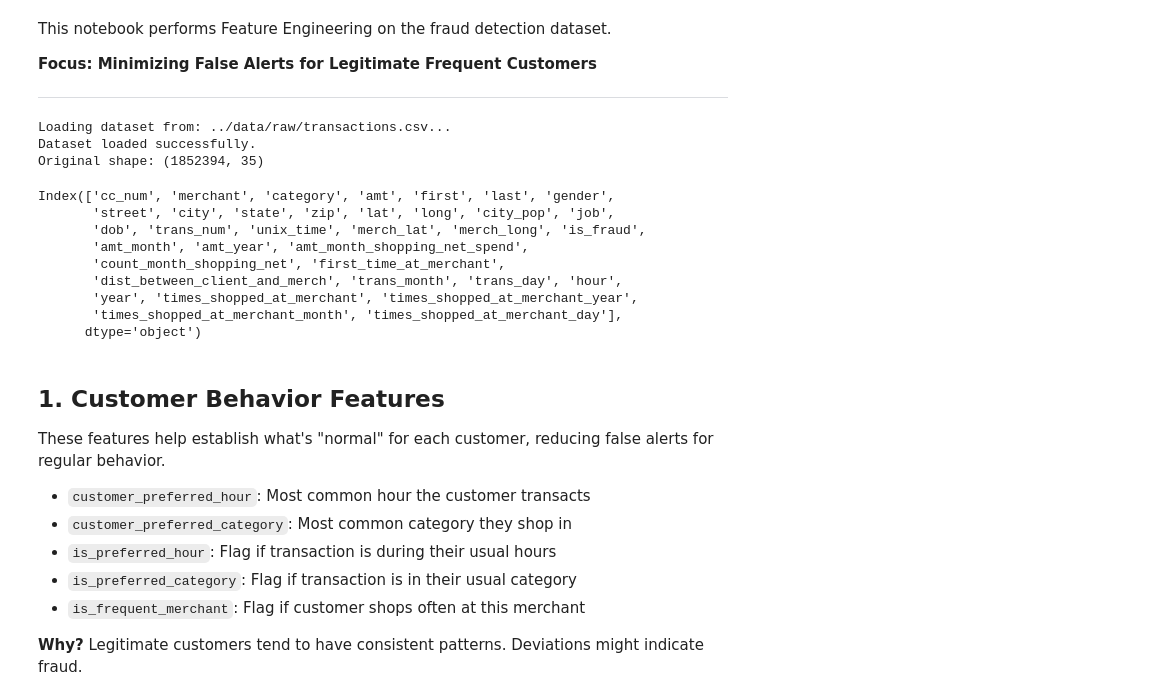
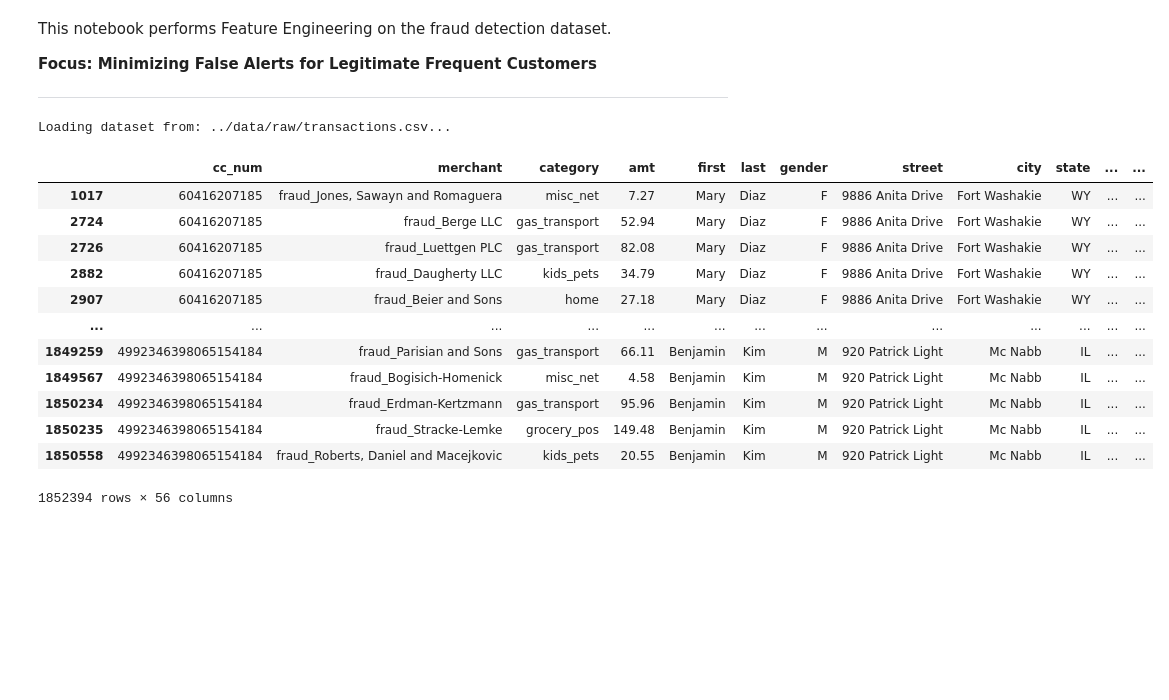
Before and after one commit to adrianrb469/lgbm_fraud_detection_model, a Jupyter notebook: notebooks/02_feature_engineering.ipynb, the cells around one changed output. Cells and saved outputs as stored; diff of their text form; code cells hidden in the pictures; blank space fills up the shorter version.

```diff
--- a/notebooks/02_feature_engineering.ipynb
+++ b/notebooks/02_feature_engineering.ipynb
@@ -17,6 +17,8 @@ PROCESSED_DATA_PATH = '../data/processed/'
 DATA_FILE = 'transactions.csv'
 
 os.makedirs(PROCESSED_DATA_PATH, exist_ok=True)
+
+pd.set_option("display.max_colwidth", None)
 # %%
 input_filepath = os.path.join(RAW_DATA_PATH, DATA_FILE)
 print(f"Loading dataset from: {input_filepath}...")
@@ -25,17 +27,7 @@ if not os.path.exists(input_filepath):
 
 
 df = pd.read_csv(input_filepath)
-
-# keep every later calc in strict time order
-df = df.sort_values('unix_time').reset_index(drop=True)
-
-print("Dataset loaded successfully.")
-print(f"Original shape: {df.shape}")
-
-
-
-df_fe = df.copy()
 # %% [output]
 Loading dataset from: ../data/raw/transactions.csv...
-Dataset loaded successfully.
-Original shape: (1852394, 35)
+# %%
+df['transaction_datetime'] = pd.to_datetime(df['unix_time'], unit='s')
@@ -42,23 +143,16 @@ Original shape: (1852394, 35)
 # %%
-df.columns
+df
 # %% [output]
+|  | cc_num | merchant | category | amt | first | last | gender | street | city | state | ... | ... |
+| 1017 | 60416207185 | fraud_Jones, Sawayn and Romaguera | misc_net | 7.27 | Mary | Diaz | F | 9886 Anita Drive | Fort Washakie | WY | ... | ... |
+| 2724 | 60416207185 | fraud_Berge LLC | gas_transport | 52.94 | Mary | Diaz | F | 9886 Anita Drive | Fort Washakie | WY | ... | ... |
+| 2726 | 60416207185 | fraud_Luettgen PLC | gas_transport | 82.08 | Mary | Diaz | F | 9886 Anita Drive | Fort Washakie | WY | ... | ... |
+| 2882 | 60416207185 | fraud_Daugherty LLC | kids_pets | 34.79 | Mary | Diaz | F | 9886 Anita Drive | Fort Washakie | WY | ... | ... |
+| 2907 | 60416207185 | fraud_Beier and Sons | home | 27.18 | Mary | Diaz | F | 9886 Anita Drive | Fort Washakie | WY | ... | ... |
+| ... | ... | ... | ... | ... | ... | ... | ... | ... | ... | ... | ... | ... |
+| 1849259 | 4992346398065154184 | fraud_Parisian and Sons | gas_transport | 66.11 | Benjamin | Kim | M | 920 Patrick Light | Mc Nabb | IL | ... | ... |
+| 1849567 | 4992346398065154184 | fraud_Bogisich-Homenick | misc_net | 4.58 | Benjamin | Kim | M | 920 Patrick Light | Mc Nabb | IL | ... | ... |
+| 1850234 | 4992346398065154184 | fraud_Erdman-Kertzmann | gas_transport | 95.96 | Benjamin | Kim | M | 920 Patrick Light | Mc Nabb | IL | ... | ... |
+| 1850235 | 4992346398065154184 | fraud_Stracke-Lemke | grocery_pos | 149.48 | Benjamin | Kim | M | 920 Patrick Light | Mc Nabb | IL | ... | ... |
+| 1850558 | 4992346398065154184 | fraud_Roberts, Daniel and Macejkovic | kids_pets | 20.55 | Benjamin | Kim | M | 920 Patrick Light | Mc Nabb | IL | ... | ... |
-Index(['cc_num', 'merchant', 'category', 'amt', 'first', 'last', 'gender',
-       'street', 'city', 'state', 'zip', 'lat', 'long', 'city_pop', 'job',
-       'dob', 'trans_num', 'unix_time', 'merch_lat', 'merch_long', 'is_fraud',
-       'amt_month', 'amt_year', 'amt_month_shopping_net_spend',
-       'count_month_shopping_net', 'first_time_at_merchant',
-       'dist_between_client_and_merch', 'trans_month', 'trans_day', 'hour',
-       'year', 'times_shopped_at_merchant', 'times_shopped_at_merchant_year',
-       'times_shopped_at_merchant_month', 'times_shopped_at_merchant_day'],
-      dtype='object')
+1852394 rows × 56 columns
-# %% [markdown]
-## 1. Customer Behavior Features
-These features help establish what's "normal" for each customer, reducing false alerts for regular behavior.
-
-- `customer_preferred_hour`: Most common hour the customer transacts
-- `customer_preferred_category`: Most common category they shop in
-- `is_preferred_hour`: Flag if transaction is during their usual hours
-- `is_preferred_category`: Flag if transaction is in their usual category
-- `is_frequent_merchant`: Flag if customer shops often at this merchant
-
-**Why?** Legitimate customers tend to have consistent patterns. Deviations might indicate fraud.
```
Also changed, not shown: parts of 20 cells of this notebook, 2 other files.
